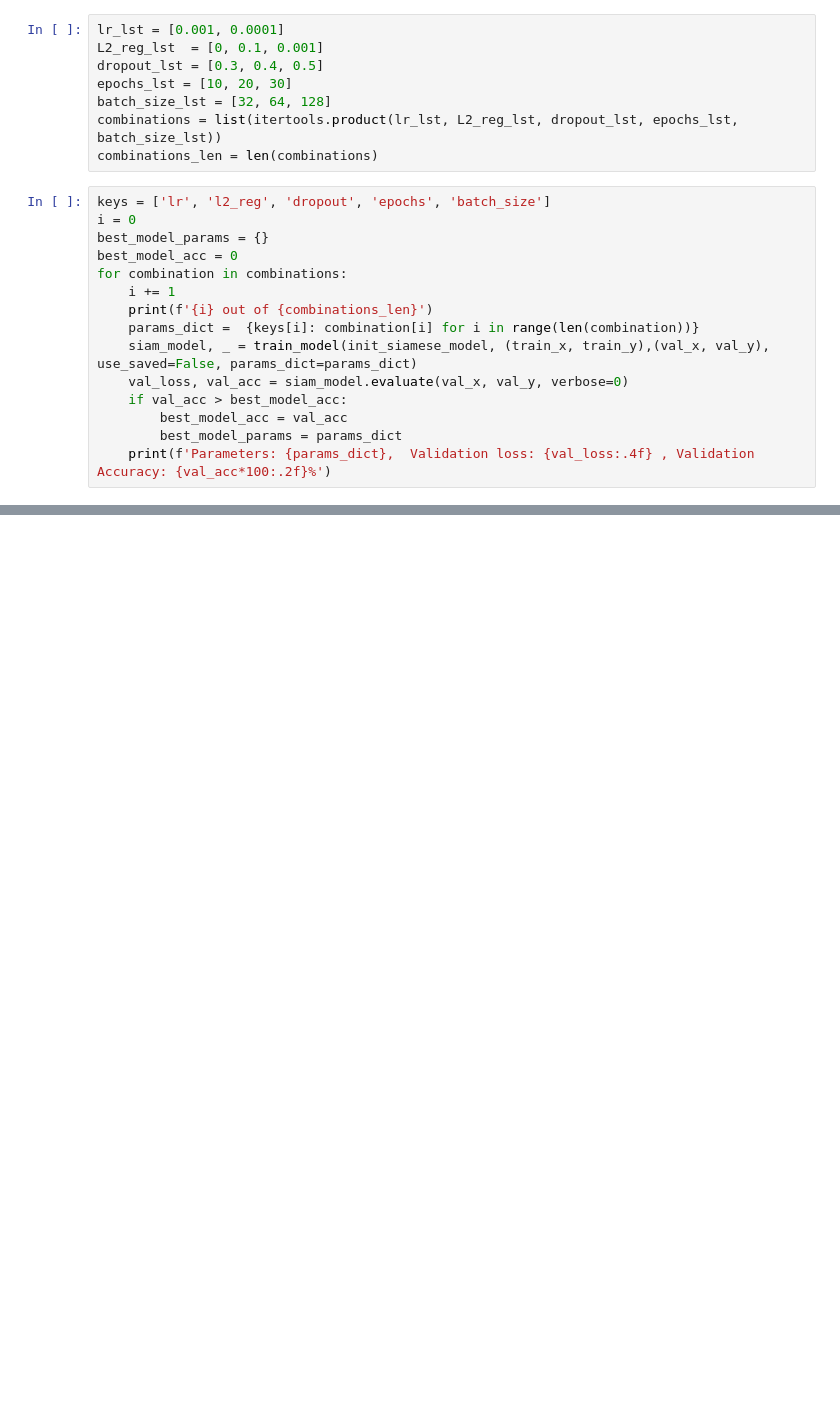
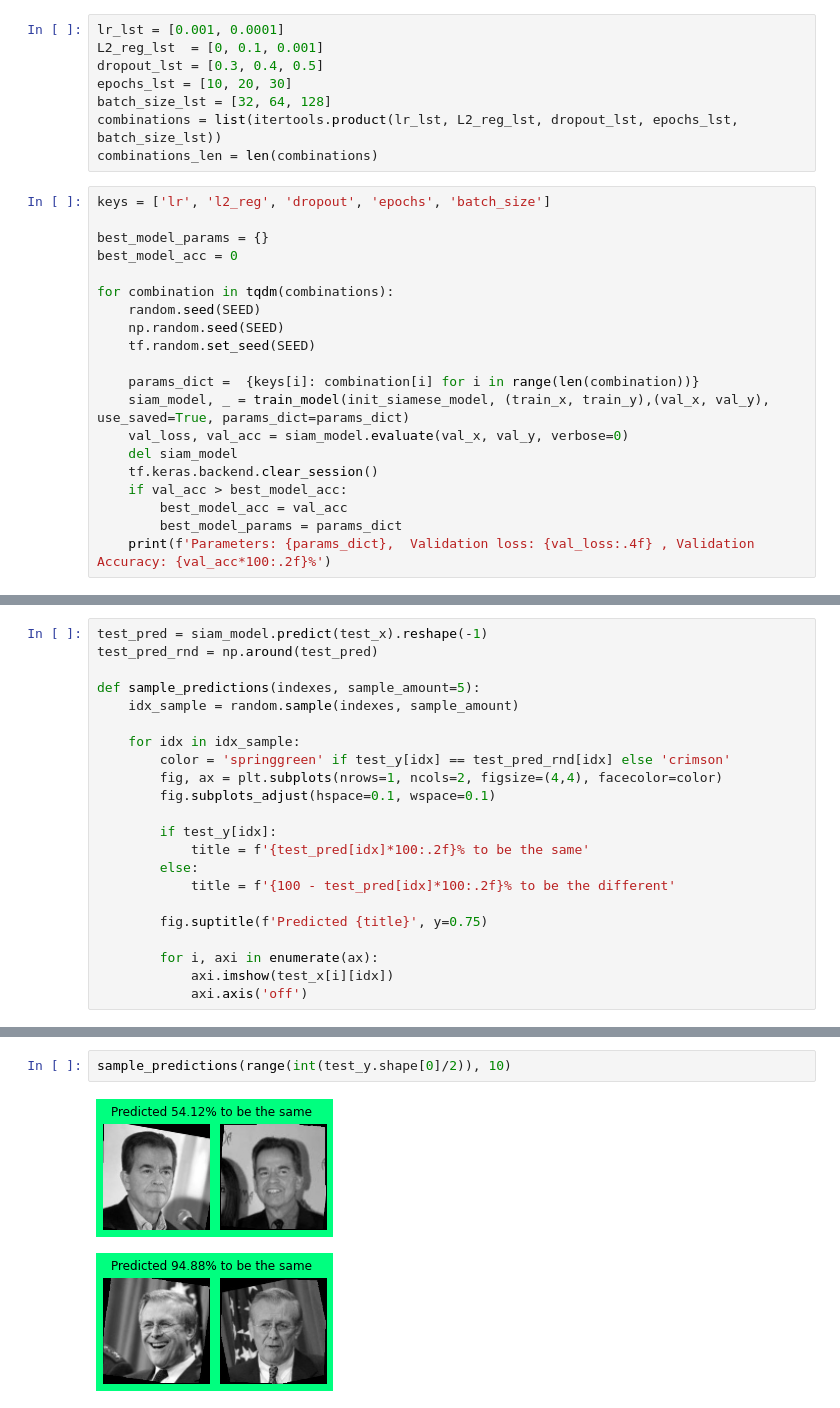
Before and after one commit to Naorko/lfw-siamese-tf, a Jupyter notebook: facial_recognition.ipynb, the cells around one changed output, grey strips where cells are left out. Saved outputs shown, nothing was run; the diff lists cells and outputs as text; blank space fills up the shorter version.

```diff
--- a/facial_recognition.ipynb
+++ b/facial_recognition.ipynb
@@ -435,15 +443,20 @@ combinations = list(itertools.product(lr_lst, L2_reg_lst, dropout_lst, epochs_ls
 combinations_len = len(combinations)
 # %%
 keys = ['lr', 'l2_reg', 'dropout', 'epochs', 'batch_size']
-i = 0
+
 best_model_params = {}
 best_model_acc = 0
-for combination in combinations:
-    i += 1
-    print(f'{i} out of {combinations_len}')
+
+for combination in tqdm(combinations):
+    random.seed(SEED)
+    np.random.seed(SEED)
+    tf.random.set_seed(SEED)
+
     params_dict =  {keys[i]: combination[i] for i in range(len(combination))}
-    siam_model, _ = train_model(init_siamese_model, (train_x, train_y),(val_x, val_y), use_saved=False, params_dict=params_dict)
+    siam_model, _ = train_model(init_siamese_model, (train_x, train_y),(val_x, val_y), use_saved=True, params_dict=params_dict)
     val_loss, val_acc = siam_model.evaluate(val_x, val_y, verbose=0)
+    del siam_model
+    tf.keras.backend.clear_session()
     if val_acc > best_model_acc:
         best_model_acc = val_acc
         best_model_params = params_dict
@@ -472,0 +489,22 @@ best params: {'lr': 0.001, 'l2_reg': 0.1, 'dropout': 0.3, 'epochs': 30, 'batch_s
+# %%
+test_pred = siam_model.predict(test_x).reshape(-1)
+test_pred_rnd = np.around(test_pred)
+
+def sample_predictions(indexes, sample_amount=5):
+    idx_sample = random.sample(indexes, sample_amount)
+
+    for idx in idx_sample:
+        color = 'springgreen' if test_y[idx] == test_pred_rnd[idx] else 'crimson'
+        fig, ax = plt.subplots(nrows=1, ncols=2, figsize=(4,4), facecolor=color)
+        fig.subplots_adjust(hspace=0.1, wspace=0.1)
+
+        if test_y[idx]:
+            title = f'{test_pred[idx]*100:.2f}% to be the same'
+        else:
+            title = f'{100 - test_pred[idx]*100:.2f}% to be the different'
+
+        fig.suptitle(f'Predicted {title}', y=0.75)
+
+        for i, axi in enumerate(ax):
+            axi.imshow(test_x[i][idx])
+            axi.axis('off')
@@ -472,0 +518,5 @@ best params: {'lr': 0.001, 'l2_reg': 0.1, 'dropout': 0.3, 'epochs': 30, 'batch_s
+# %%
+sample_predictions(range(int(test_y.shape[0]/2)), 10)
+# %% [output]
+[figure, added]
+[figure, added]
```
Also changed, not shown: parts of 41 cells of this notebook.
